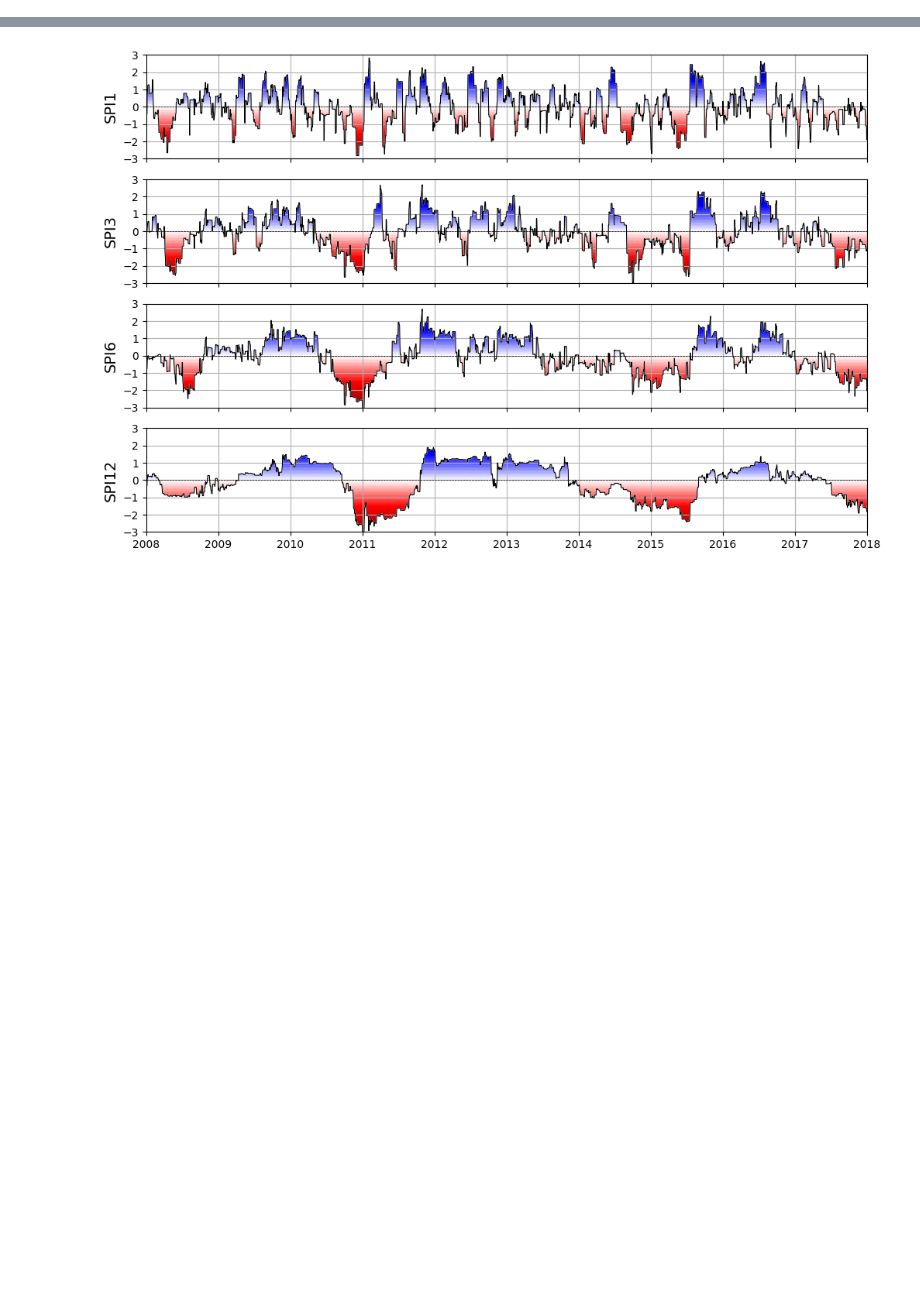
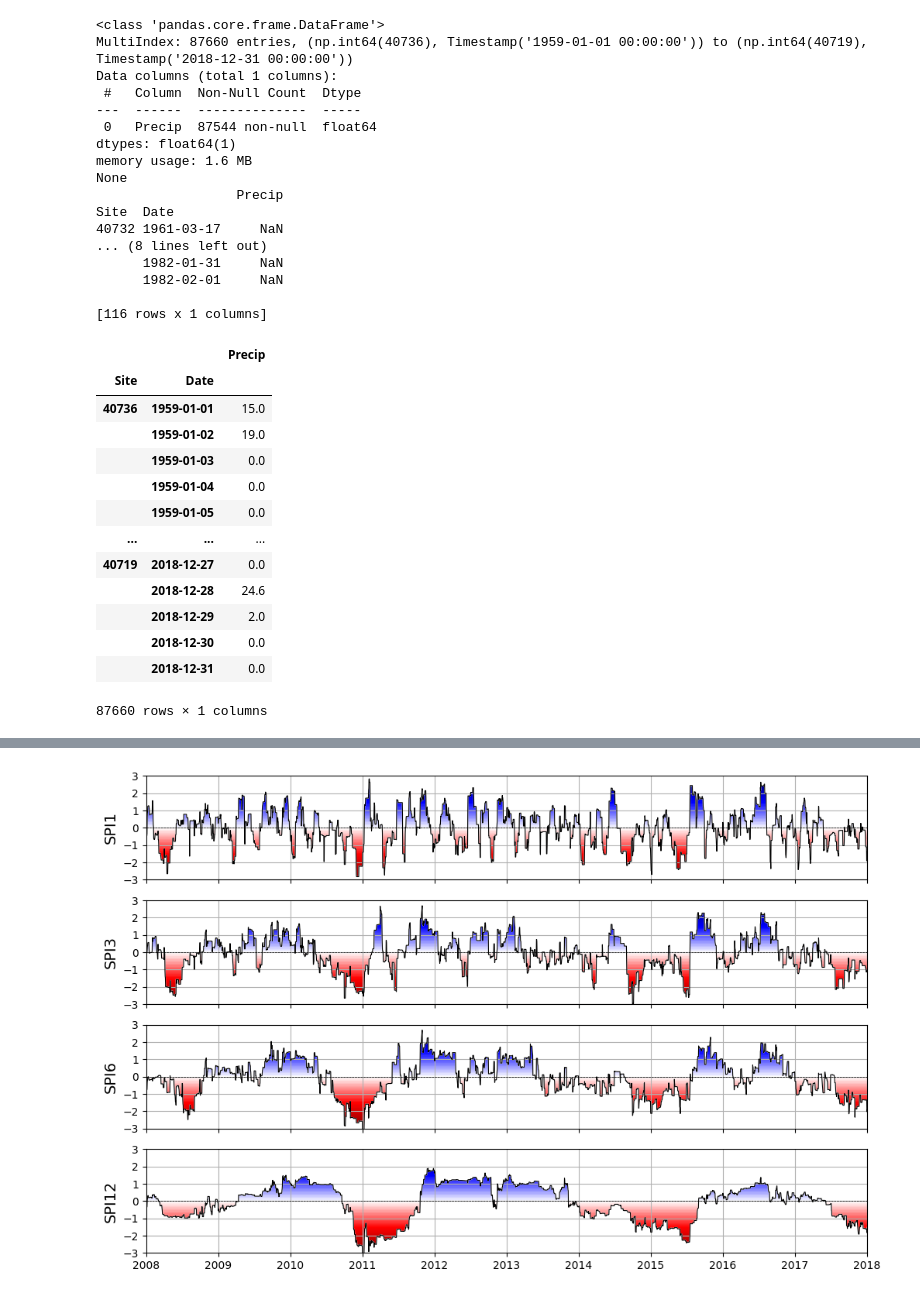
Before and after one commit to shirazipooya/DroughtMonitoringIran, a Jupyter notebook: app/notebook.ipynb, the cells around one changed output, grey strips where cells are left out. Cells and saved outputs as stored; diff of their text form; code cells hidden in the pictures; blank space fills up the shorter version.

```diff
--- a/app/notebook.ipynb
+++ b/app/notebook.ipynb
@@ -82,0 +41,38 @@ Name: Precip, Length: 21915, dtype: float64
+# %%
+print(data_daily.info())
+
+print(data_daily[data_daily['Precip'].isna()])
+
+data_daily
+# %% [output]
+<class 'pandas.core.frame.DataFrame'>
+MultiIndex: 87660 entries, (np.int64(40736), Timestamp('1959-01-01 00:00:00')) to (np.int64(40719), Timestamp('2018-12-31 00:00:00'))
+Data columns (total 1 columns):
+ #   Column  Non-Null Count  Dtype
+---  ------  --------------  -----
+ 0   Precip  87544 non-null  float64
+dtypes: float64(1)
+memory usage: 1.6 MB
+None
+                  Precip
+Site  Date
+40732 1961-03-17     NaN
+... (8 lines left out)
+      1982-01-31     NaN
+      1982-02-01     NaN
+
+[116 rows x 1 columns]
+|  |  | Precip |
+| Site | Date |  |
+| 40736 | 1959-01-01 | 15.0 |
+|  | 1959-01-02 | 19.0 |
+|  | 1959-01-03 | 0.0 |
+|  | 1959-01-04 | 0.0 |
+|  | 1959-01-05 | 0.0 |
+| ... | ... | ... |
+| 40719 | 2018-12-27 | 0.0 |
+|  | 2018-12-28 | 24.6 |
+|  | 2018-12-29 | 2.0 |
+|  | 2018-12-30 | 0.0 |
+|  | 2018-12-31 | 0.0 |
+87660 rows × 1 columns
```
Also changed, not shown: parts of 8 cells of this notebook.
